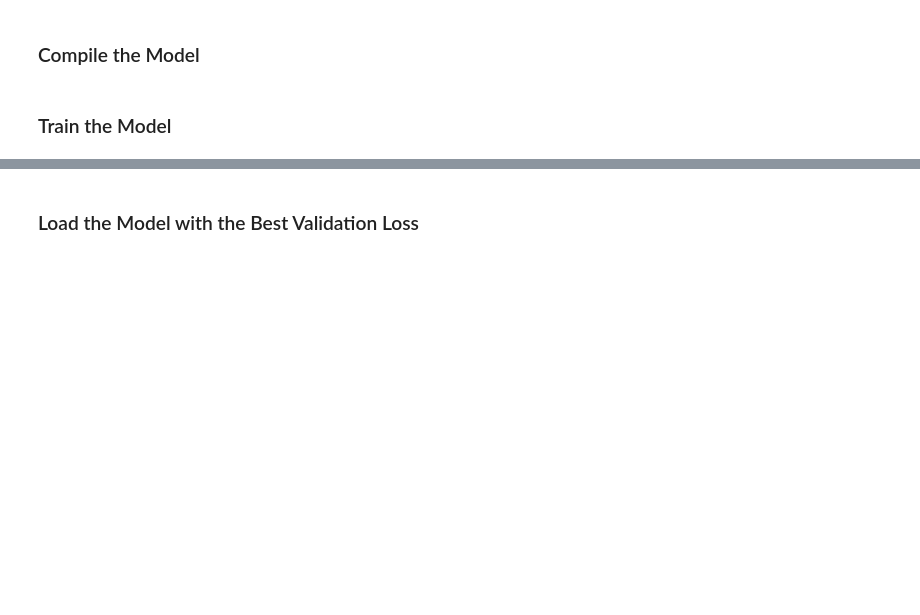
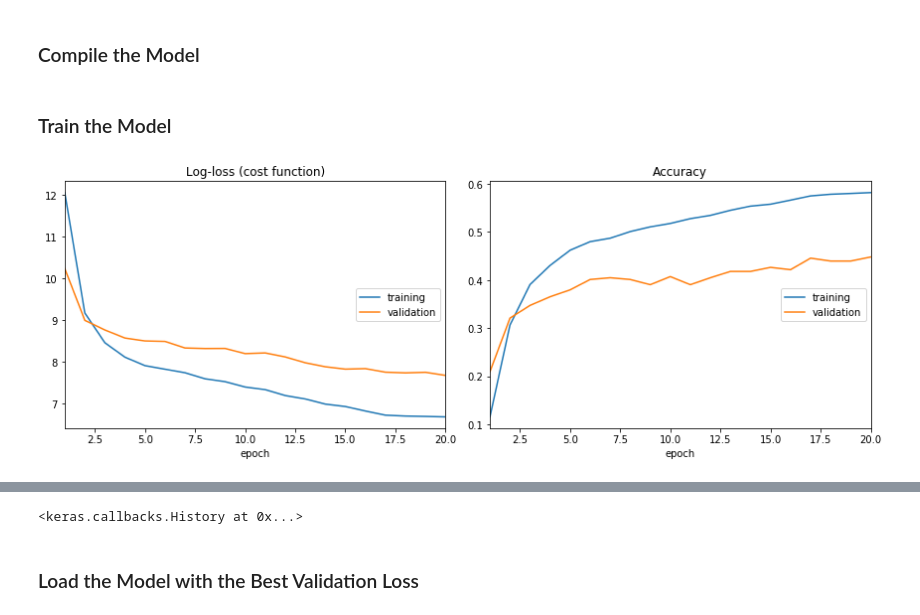
Before and after one commit to huli/mlnd, a Jupyter notebook: dog-project/dog_app.ipynb, the cells around one changed output, grey strips where cells are left out. Cells and saved outputs as stored; diff of their text form; code cells hidden in the pictures; blank space fills up the shorter version.

```diff
--- a/dog-project/dog_app.ipynb
+++ b/dog-project/dog_app.ipynb
@@ -524,9 +537,20 @@ VGG16_model.compile(loss='categorical_crossentropy', optimizer='rmsprop', metric
 # %% [markdown]
 ### Train the Model
 # %%
+# Again, I add visualization. I think it makes the training
+# much more intuitive
+import livelossplot as lp
+from keras.callbacks import ModelCheckpoint
+
+plot_callback = lp.PlotLossesKeras()
+
 checkpointer = ModelCheckpoint(filepath='saved_models/weights.best.VGG16.hdf5',
                                verbose=1, save_best_only=True)
 
+checkpoints = [plot_callback, checkpointer]
+
 VGG16_model.fit(train_VGG16, train_targets,
           validation_data=(valid_VGG16, valid_targets),
-          epochs=20, batch_size=20, callbacks=[checkpointer], verbose=1)
+          epochs=20, batch_size=20, callbacks=checkpoints, verbose=1)
+# %% [output]
+[figure, added]
@@ -533,3 +559,4 @@ VGG16_model.fit(train_VGG16, train_targets,
+<keras.callbacks.History at 0x...>
 # %% [markdown]
 ### Load the Model with the Best Validation Loss
 # %%
```
Also changed, not shown: parts of 17 cells of this notebook.
